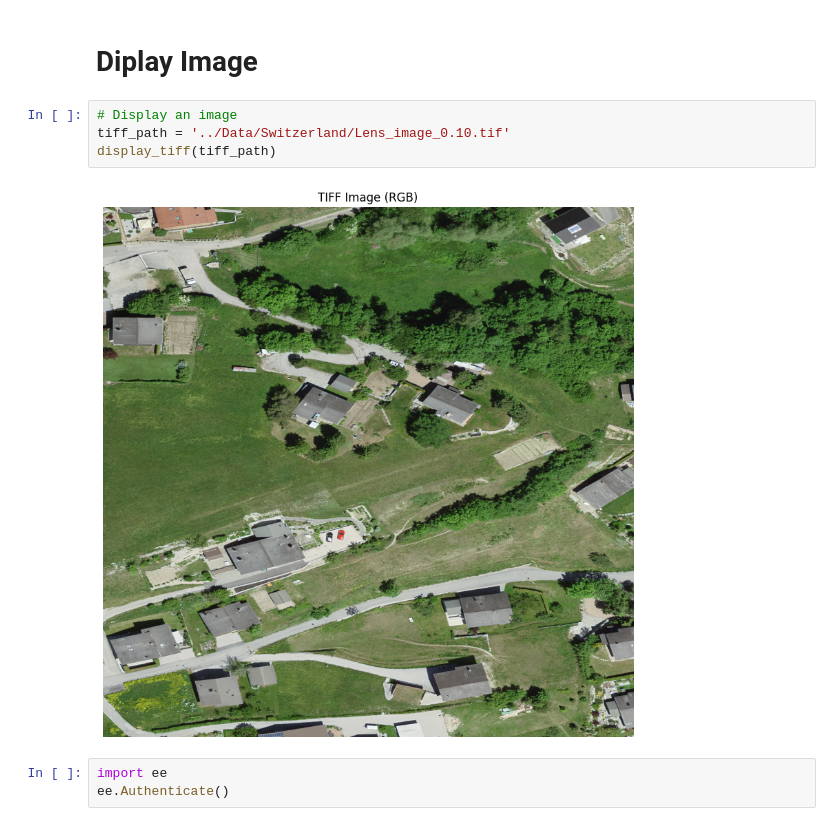
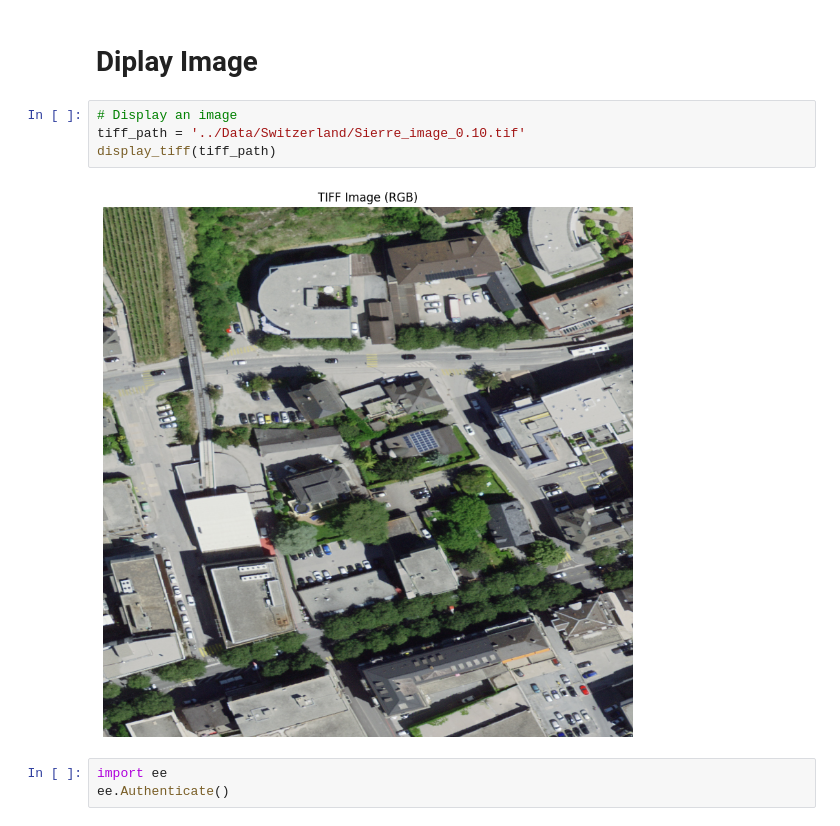
Before and after one commit to OsmanHFA/Tree-Detection-on-Satellite-Imagery-Using-YOLO, a Jupyter notebook: Notebooks/Data Preparation.ipynb, the cells around one changed output. Cells and saved outputs as stored; diff of their text form.

```diff
--- a/Notebooks/Data Preparation.ipynb
+++ b/Notebooks/Data Preparation.ipynb
@@ -17,10 +17,10 @@ local_dir = '../Data/Switzerland'
 # Diplay Image
 # %%
 # Display an image
-tiff_path = '../Data/Switzerland/Lens_image_0.10.tif'
+tiff_path = '../Data/Switzerland/Sierre_image_0.10.tif'
 display_tiff(tiff_path)
 # %% [output]
-[figure, old version]
+[figure, new version]
 # %%
 import ee
 ee.Authenticate()
```
Also changed, not shown: 4 other files.
